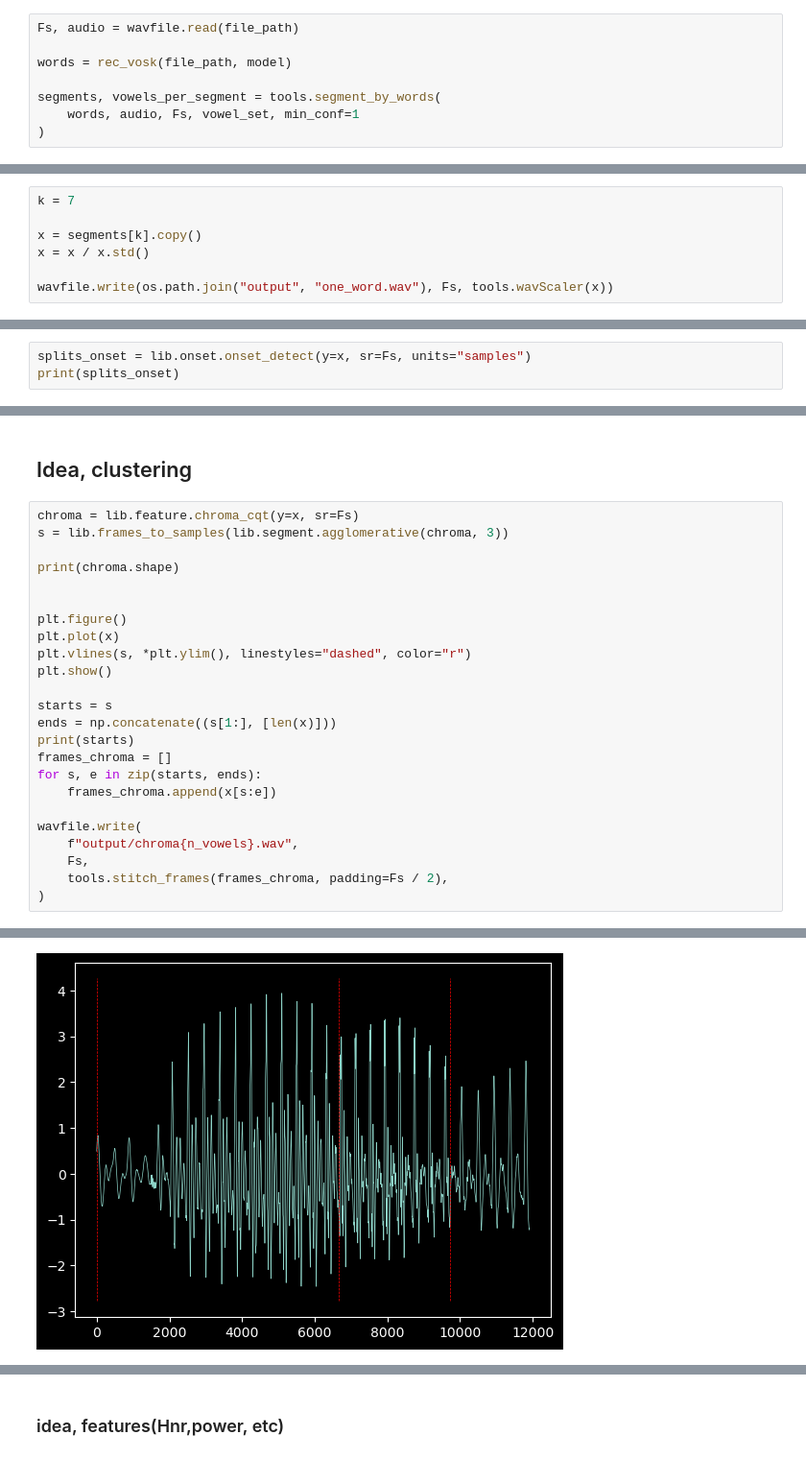
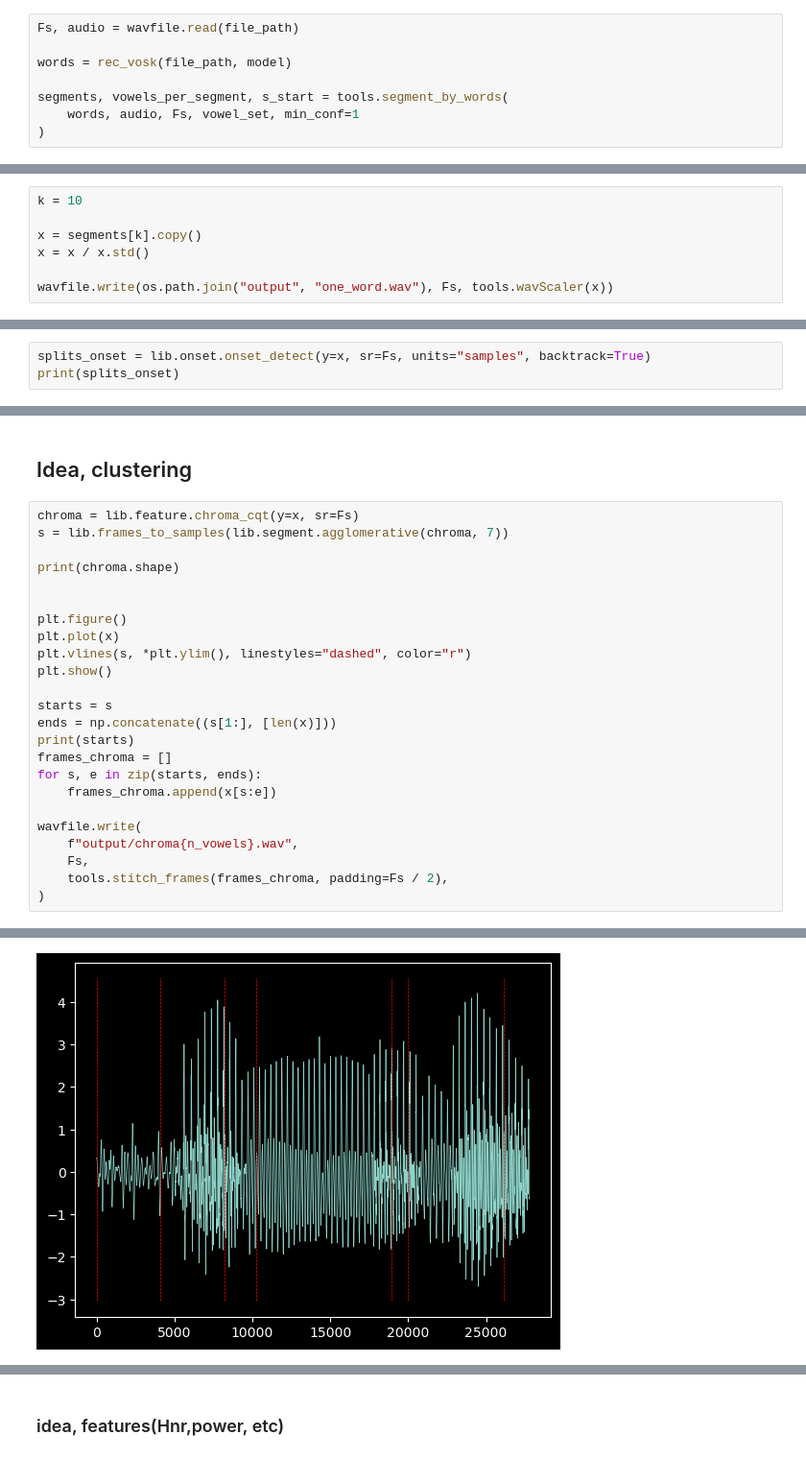
Before and after one commit to TobiasBjork/VowelProject, a Jupyter notebook: test_splits.ipynb, the cells around one changed output, grey strips where cells are left out. Shown at 96% size. Drawn from its saved outputs; the diff is of its cells as text.

```diff
--- a/test_splits.ipynb
+++ b/test_splits.ipynb
@@ -50,7 +50,7 @@ Fs, audio = wavfile.read(file_path)
 
 words = rec_vosk(file_path, model)
 
-segments, vowels_per_segment = tools.segment_by_words(
+segments, vowels_per_segment, s_start = tools.segment_by_words(
     words, audio, Fs, vowel_set, min_conf=1
 )
 # %% [output]
@@ -82,7 +82,7 @@ all_words_audio = tools.stitch_frames(segments, padding=Fs)
 
 wavfile.write(os.path.join("output", "all_words.wav"), Fs, all_words_audio)
 # %%
-k = 7
+k = 10
 
 x = segments[k].copy()
 x = x / x.std()
@@ -95,6 +95,6 @@ vowels: ['ö', 'a']
 # %% [markdown]
 ### Split by onset
 # %%
-splits_onset = lib.onset.onset_detect(y=x, sr=Fs, units="samples")
+splits_onset = lib.onset.onset_detect(y=x, sr=Fs, units="samples", backtrack=True)
 print(splits_onset)
 # %% [output]
@@ -146,7 +202,7 @@ wavfile.write(
 ## Idea, clustering
 # %%
 chroma = lib.feature.chroma_cqt(y=x, sr=Fs)
-s = lib.frames_to_samples(lib.segment.agglomerative(chroma, 3))
+s = lib.frames_to_samples(lib.segment.agglomerative(chroma, 7))
 
 print(chroma.shape)
 
@@ -173 +229 @@ wavfile.write(
-[figure, old version]
+[figure, new version]
```
Also changed, not shown: parts of 15 cells of this notebook, 15 other files.
